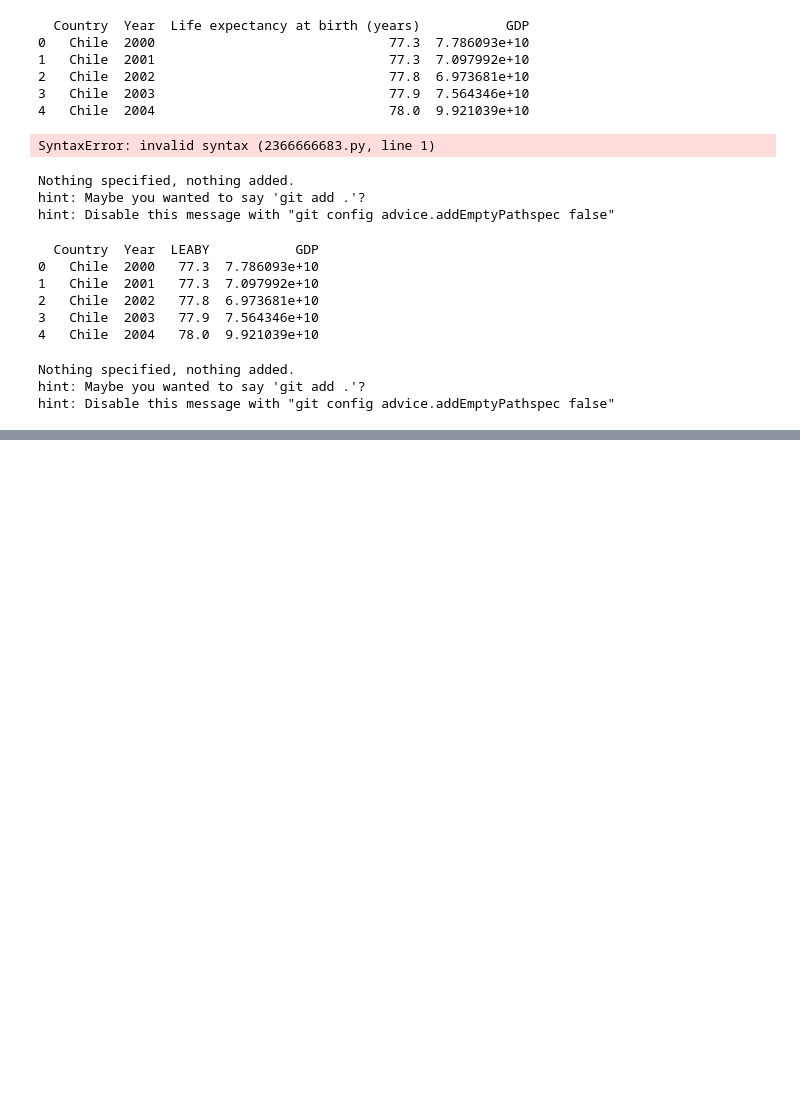
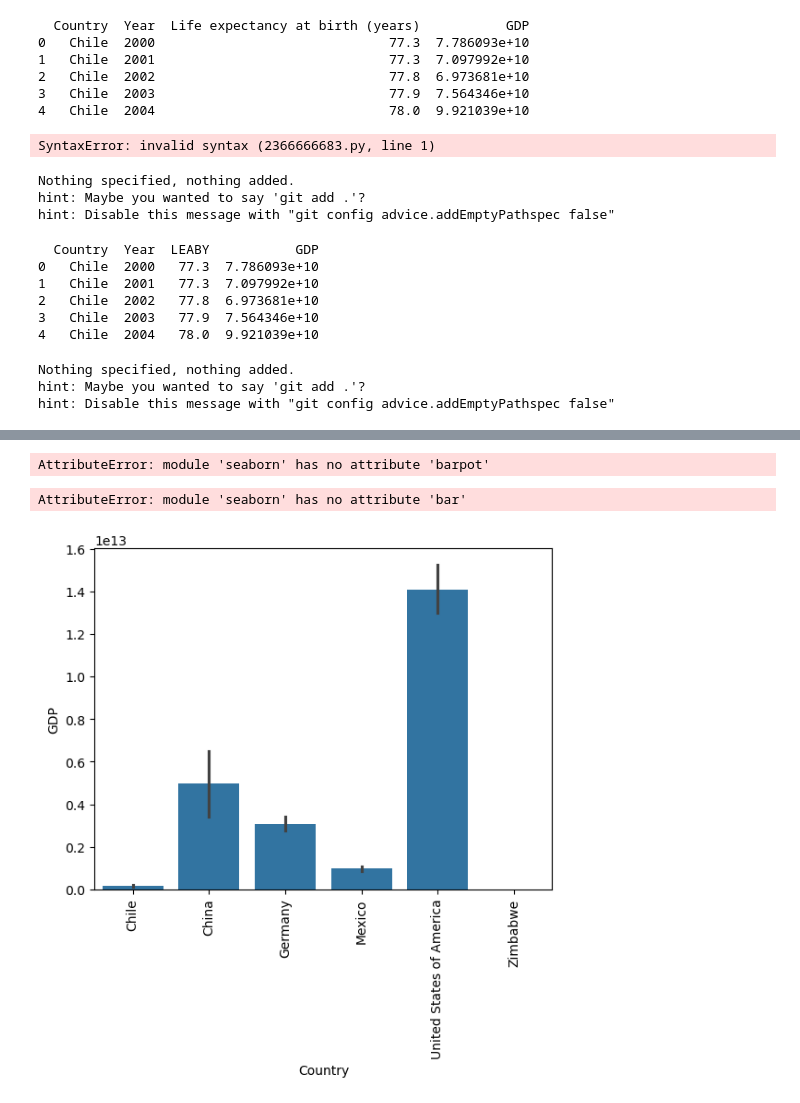
Before and after one commit to Kyloni417/life_expectancy_gdp_proj, a Jupyter notebook: life_expectancy_gdp.ipynb, the cells around one changed output, grey strips where cells are left out. Drawn from its saved outputs; the diff is of its cells as text; code cells hidden in the pictures; blank space fills up the shorter version.

Commit message:
Added bar charts for GDP by country, and Life expectancy by country

```diff
--- a/life_expectancy_gdp.ipynb
+++ b/life_expectancy_gdp.ipynb
@@ -62,0 +92,18 @@ hint: Disable this message with "git config advice.addEmptyPathspec false"
+# %%
+ax = sns.barpot(x = "Country", y = "GDP", data = df_gdp)
+plt.xticks(rotation = 90)
+plt.show()
+# %% [output]
+AttributeError: module 'seaborn' has no attribute 'barpot'
+# %%
+ax = sns.bar(x = "Country", y = "GDP", data = df_gdp)
+plt.xticks(rotation = 90)
+plt.show()
+# %% [output]
+AttributeError: module 'seaborn' has no attribute 'bar'
+# %%
+ax = sns.barplot(x = "Country", y = "GDP", data = df_gdp)
+plt.xticks(rotation = 90)
+plt.show()
+# %% [output]
+[figure, added]
```
Also changed, not shown: parts of 5 cells of this notebook.
